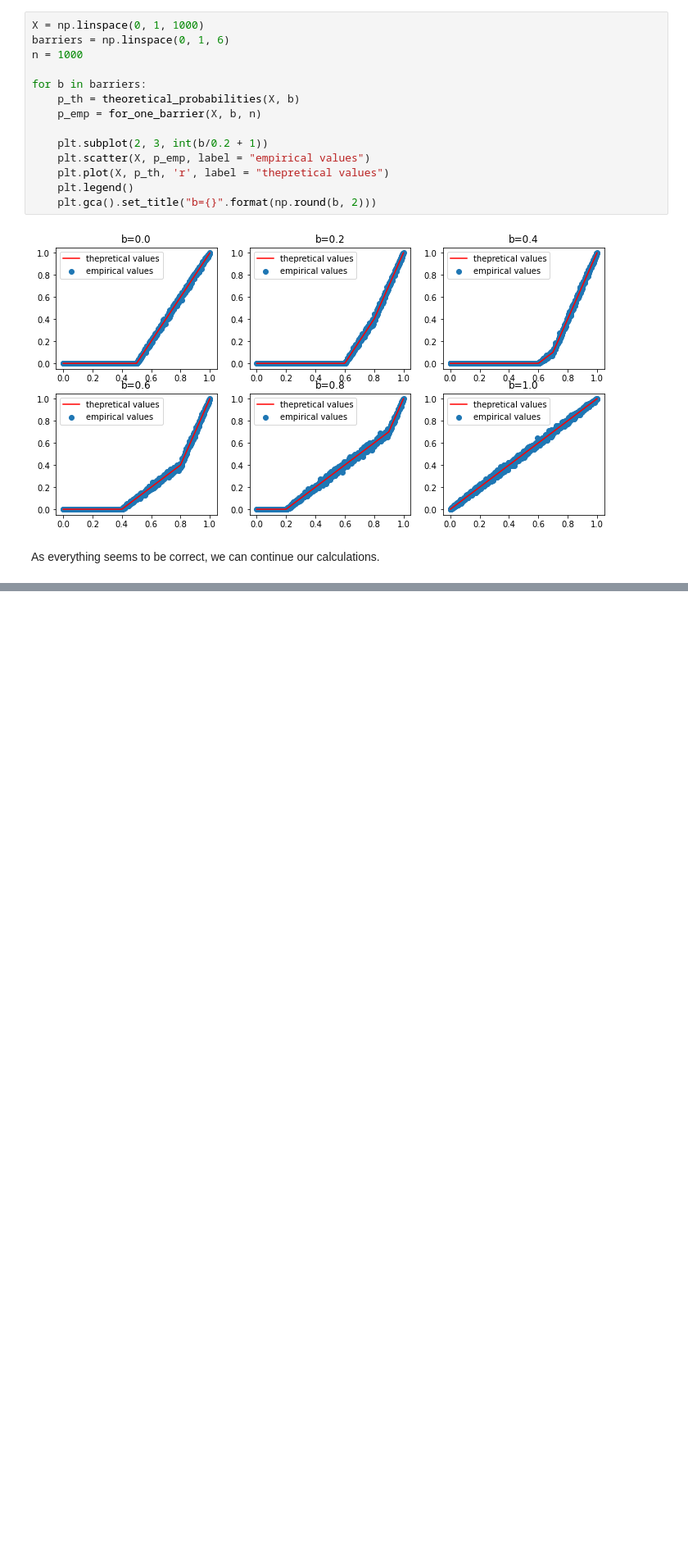
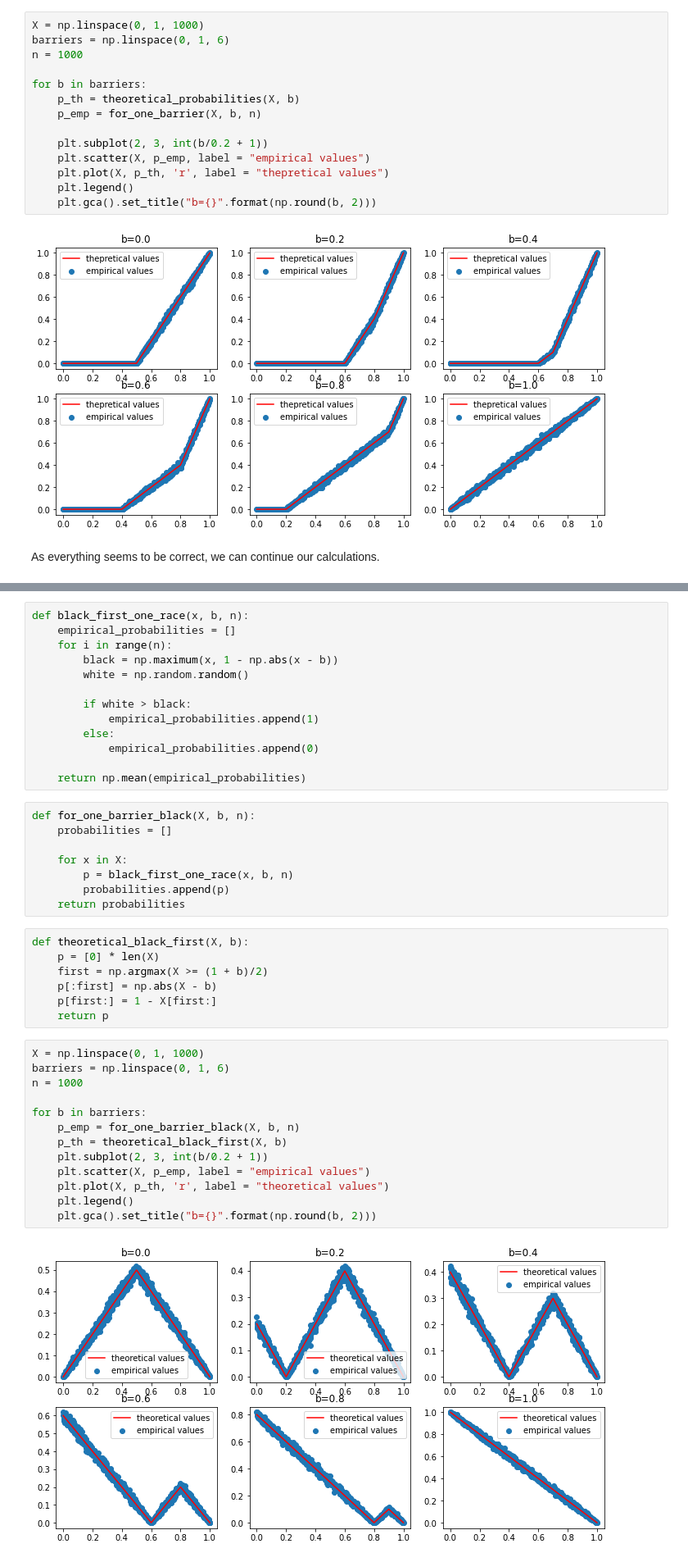
Before and after one commit to bognaj/horsebet, a Jupyter notebook: Horsebet extended.ipynb, the cells around one changed output, grey strips where cells are left out. Shown at 82% size. Drawn from its saved outputs; the diff is of its cells as text; blank space fills up the shorter version.

Commit message:
one race probabilities - finished

```diff
--- a/Horsebet extended.ipynb
+++ b/Horsebet extended.ipynb
@@ -148,0 +164,43 @@ As everything seems to be correct, we can continue our calculations.
+# %%
+def black_first_one_race(x, b, n):
+    empirical_probabilities = []
+    for i in range(n):
+        black = np.maximum(x, 1 - np.abs(x - b))
+        white = np.random.random()
+
+        if white > black:
+            empirical_probabilities.append(1)
+        else:
+            empirical_probabilities.append(0)
+
+    return np.mean(empirical_probabilities)
+# %%
+def for_one_barrier_black(X, b, n):
+    probabilities = []
+
+    for x in X:
+        p = black_first_one_race(x, b, n)
+        probabilities.append(p)
+    return probabilities
+# %%
+def theoretical_black_first(X, b):
+    p = [0] * len(X)
+    first = np.argmax(X >= (1 + b)/2)
+    p[:first] = np.abs(X - b)
+    p[first:] = 1 - X[first:]
+    return p
+# %%
+X = np.linspace(0, 1, 1000)
+barriers = np.linspace(0, 1, 6)
+n = 1000
+
+for b in barriers:
+    p_emp = for_one_barrier_black(X, b, n)
+    p_th = theoretical_black_first(X, b)
+    plt.subplot(2, 3, int(b/0.2 + 1))
+    plt.scatter(X, p_emp, label = "empirical values")
+    plt.plot(X, p_th, 'r', label = "theoretical values")
+    plt.legend()
+    plt.gca().set_title("b={}".format(np.round(b, 2)))
+# %% [output]
+[figure, added]
```
Also changed, not shown: parts of 6 cells of this notebook.
